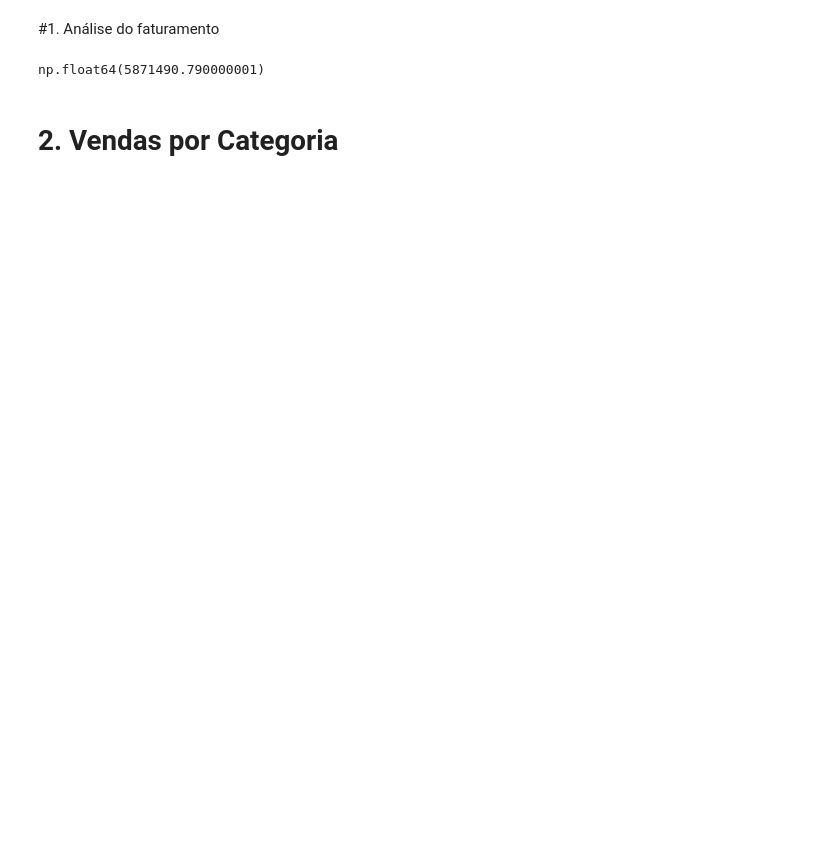
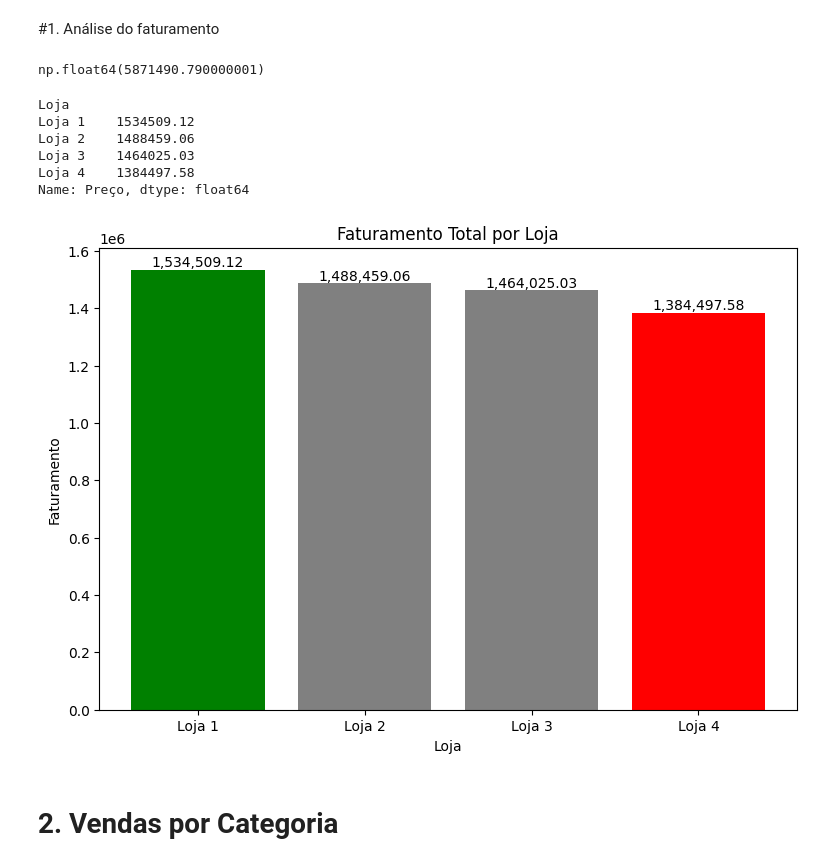
Before and after one commit to NathanCarvalho7/Alura_Store, a Jupyter notebook: AluraStoreBrasil.ipynb, the cells around one changed output. Saved outputs shown, nothing was run; the diff lists cells and outputs as text; code cells hidden in the pictures; blank space fills up the shorter version.

```diff
--- a/AluraStoreBrasil.ipynb
+++ b/AluraStoreBrasil.ipynb
@@ -89,0 +113,4 @@ dados.head()
+# %%
+dados['Frete'] = dados['Frete'].round(2)
+dados['Preço'] = dados['Preço'].round(2)
+dados.head()
@@ -94,5 +128,45 @@ faturamento_total = dados["Preço"].sum()
 faturamento_total
 # %% [output]
 np.float64(5871490.790000001)
+# %%
+faturamento_lojas = dados.groupby('Loja')['Preço'].sum().sort_values(ascending=False)
+print(faturamento_lojas)
+# %% [output]
+Loja
+Loja 1    1534509.12
+Loja 2    1488459.06
+Loja 3    1464025.03
+Loja 4    1384497.58
+Name: Preço, dtype: float64
+# %%
+import matplotlib.pyplot as plt
+
+plt.figure(figsize=(9,6))
+cores = ['green'] + ['gray']*(len(faturamento_lojas)-2) + ['red']
+
+barras = plt.bar(
+    faturamento_lojas.index,
+    faturamento_lojas.values,
+    color=cores
+)
+
+plt.title("Faturamento Total por Loja")
+plt.ylabel("Faturamento")
+plt.xlabel("Loja")
+plt.xticks(rotation=0)
+
+for barra in barras:
+    altura = barra.get_height()
+    plt.text(
+        barra.get_x() + barra.get_width()/2,
+        altura,
+        f'{altura:,.2f}',
+        ha='center',
+        va='bottom'
+    )
+
+plt.show()
+# %% [output]
+[figure, added]
 # %% [markdown]
 # 2. Vendas por Categoria
```
Also changed, not shown: parts of 20 cells of this notebook.
